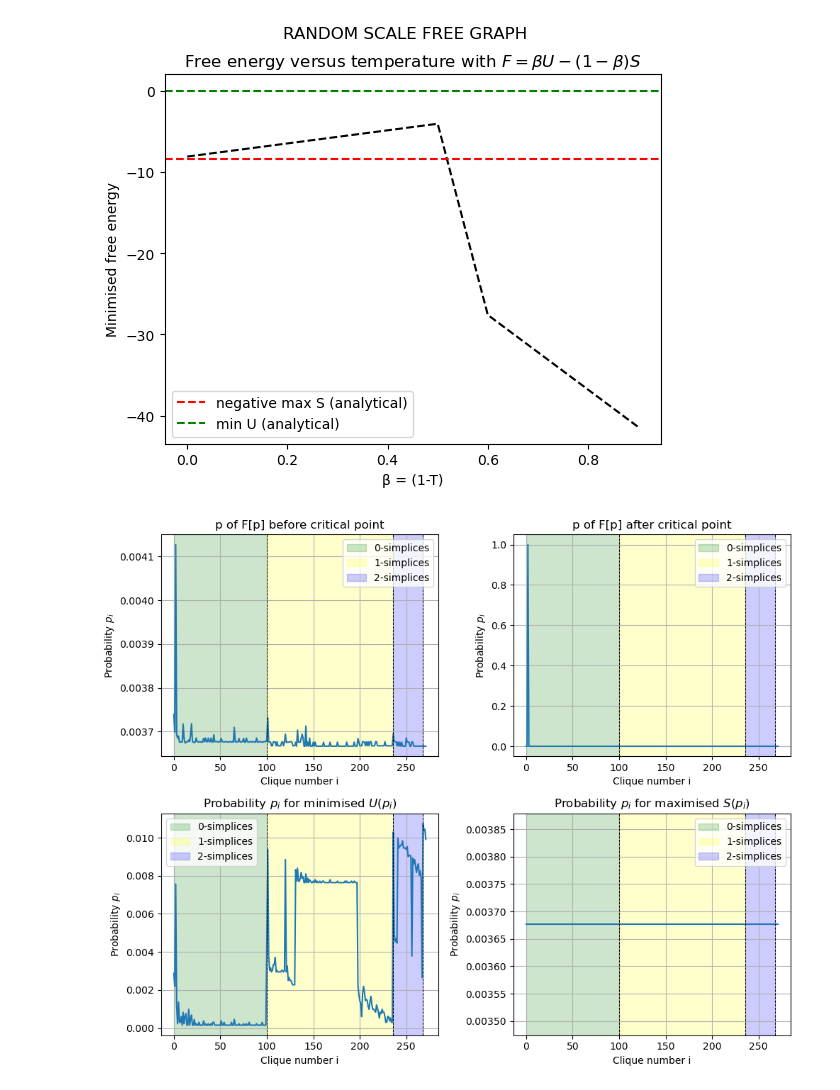
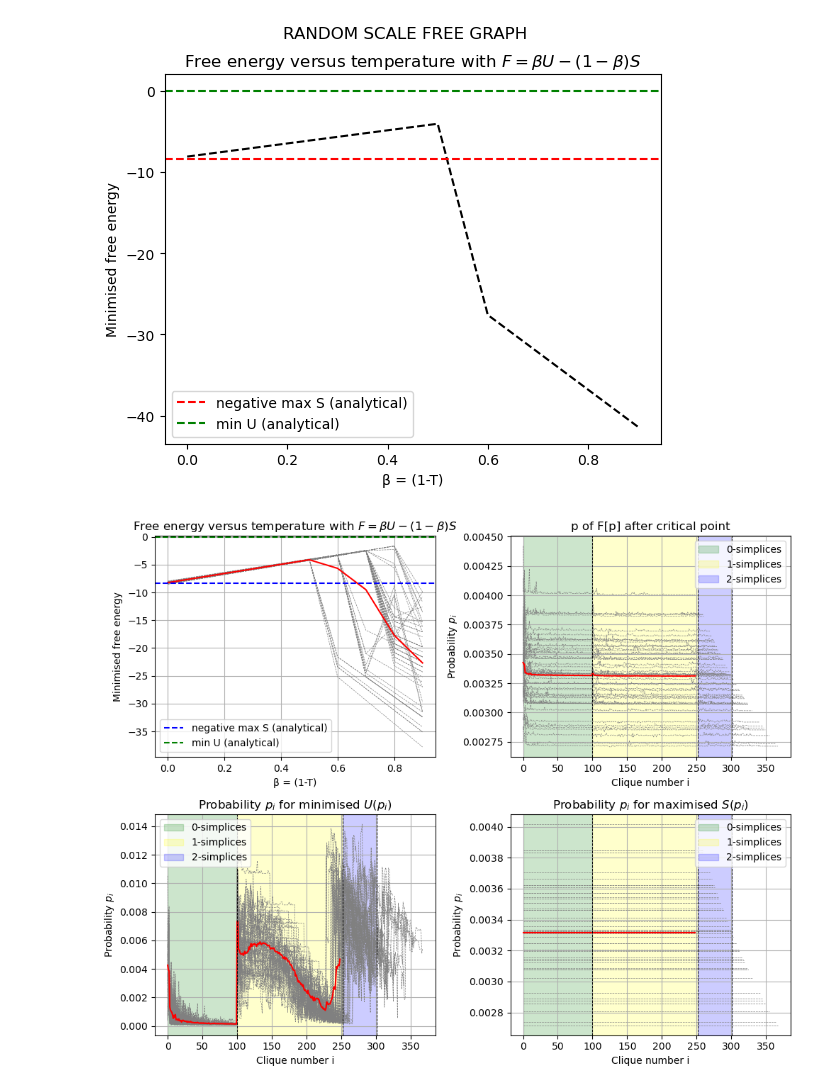
Before and after one commit to cyrilrommens/Free_energy_of_simplicial_complexes, a Jupyter notebook: phase_transitions.ipynb, the cells around one changed output. Drawn from its saved outputs; the diff is of its cells as text; code cells hidden in the pictures.

Commit message:
f vs t dynamic figure

```diff
--- a/phase_transitions.ipynb
+++ b/phase_transitions.ipynb
@@ -638,7 +655,7 @@ matrices = [np.genfromtxt(file) for file in glob.glob('1000_Functional_Connectom
 Generate real and artificial datasets
 # %%
 # Define desired settings and generate graph datasets
-dataset_size = 10
+dataset_size = 50
 density = 0.1
 nodes = 116
 CC_scale_free = []
@@ -652,14 +669,14 @@ for _ in range(dataset_size):
     CC_scale_free.append(clique_complex)
 
     # CC from erdos renyi
-    G = nx.erdos_renyi_graph(nodes, density)
-    clique_complex = build_clique_complex_graph(G, 3)
-    CC_erdos_renyi.append(clique_complex)
+    #G = nx.erdos_renyi_graph(nodes, density)
+    #clique_complex = build_clique_complex_graph(G, 3)
+    #CC_erdos_renyi.append(clique_complex)
 
     # CC from real data
-    G = generate_real_data_graph(matrices[_], density, DIAGNOSTIC=False)
-    clique_complex = build_clique_complex_graph(G, 3)
-    CC_real_data.append(clique_complex)
+    #G = generate_real_data_graph(matrices[_], density, DIAGNOSTIC=False)
+    #clique_complex = build_clique_complex_graph(G, 3)
+    #CC_real_data.append(clique_complex)
 # %% [markdown]
 Compute free energies for a range of temperatures for a desired dataset
 # %%
@@ -704,23 +721,27 @@ import matplotlib.pyplot as plt
 fig, axs = plt.subplots(2, 2, figsize=(10, 8))
 
 # Plot histograms
-# Before phase transition
-axs[0, 0].plot(p_list[3])
-axs[0, 0].set_title('p of F[p] before critical point')
-axs[0, 0].set_xlabel('Clique number i')
-axs[0, 0].set_ylabel('Probability $p_i$')
+# F vs T
+for i in range(dataset_size):
+    axs[0, 0].plot(temperature_list, f_list_iterations[i], color='grey', linestyle='--', linewidth=0.5)
+f_list_average = [sum(x) / len(x) for x in zip(*f_list_iterations)]
+axs[0, 0].plot(temperature_list, f_list_average, color='red')
+axs[0, 0].set_title('Free energy versus temperature with $F= β U - (1-β) S$')
+axs[0, 0].set_xlabel('β = (1-T)')
+axs[0, 0].set_ylabel('Minimised free energy')
+axs[0, 0].axhline(y=-max_entropy_value, color='b', linestyle='--', label='negative max S (analytical)')
+axs[0, 0].axhline(y=min_energy_value, color='g', linestyle='--', label='min U (analytical)')
 axs[0, 0].grid(True)
-
-for marker_x in marker_x_values:
-    axs[0, 0].axvline(x=marker_x, color='black', linestyle='--', linewidth=0.7)  # Add vertical dashed lines
-
-axs[0, 0].axvspan(xmin=0, xmax=N_nodes, alpha=0.2, color='green', label='0-simplices')
-axs[0, 0].axvspan(xmin=N_nodes, xmax=(N_nodes + N_edges), alpha=0.2, color='yellow', label='1-simplices')
-axs[0, 0].axvspan(xmin=(N_nodes + N_edges), xmax=(N_nodes + N_edges + N_triangles), alpha=0.2, color='blue', label='2-simplices')
-axs[0, 0].legend(loc='upper right')
+axs[0, 0].legend()
 
 # After phase transition
-axs[0, 1].plot(p_list[7])
+p_lists = []
+for i in range(dataset_size):
+    p_list = p_list_iterations[i]
+    axs[0, 1].plot(p_list[3], color='grey', linestyle='--', linewidth=0.5)
+    p_lists.append(p_list[3])
+p_list_average = average_list(p_lists)
+axs[0, 1].plot(p_list_average, color='red')
 axs[0, 1].set_title('p of F[p] after critical point')
 axs[0, 1].set_xlabel('Clique number i')
 axs[0, 1].set_ylabel('Probability $p_i$')
@@ -735,42 +756,48 @@ axs[0, 1].axvspan(xmin=(N_nodes + N_edges), xmax=(N_nodes + N_edges + N_triangle
 axs[0, 1].legend(loc='upper right')
 
 # Pure energy
-axs[1, 0].plot(P_Umin_list[2])
+for i in range(dataset_size):
+    axs[1, 0].plot(P_Umin_list[i], color='grey', linestyle='--', linewidth=0.5)
+P_Umin_average = [sum(x) / len(x) for x in zip(*P_Umin_list)]
+axs[1, 0].plot(P_Umin_average, color='red')
 axs[1, 0].set_title('Probability $p_i$ for minimised $U(p_i)$')
 axs[1, 0].set_xlabel('Clique number i')
 axs[1, 0].set_ylabel('Probability $p_i$')
 axs[1, 0].grid(True)
 
 for marker_x in marker_x_values:
     axs[1, 0].axvline(x=marker_x, color='black', linestyle='--', linewidth=0.7)  # Add vertical dashed lines
 
 axs[1, 0].axvspan(xmin=0, xmax=N_nodes, alpha=0.2, color='green', label='0-simplices')
 axs[1, 0].axvspan(xmin=N_nodes, xmax=(N_nodes + N_edges), alpha=0.2, color='yellow', label='1-simplices')
 axs[1, 0].axvspan(xmin=(N_nodes + N_edges), xmax=(N_nodes + N_edges + N_triangles), alpha=0.2, color='blue', label='2-simplices')
 axs[1, 0].legend()
 
 # Pure entropy
-axs[1, 1].plot(P_Smax_list[2])
+for i in range(dataset_size):
+    axs[1, 1].plot(P_Smax_list[i], color='grey', linestyle='--', linewidth=0.5)
+P_Smax_average = [sum(x) / len(x) for x in zip(*P_Smax_list)]
+axs[1, 1].plot(P_Smax_average, color='red')
 axs[1, 1].set_title('Probability $p_i$ for maximised $S(p_i)$')
 axs[1, 1].set_xlabel('Clique number i')
 axs[1, 1].set_ylabel('Probability $p_i$')
 axs[1, 1].grid(True)
 
 for marker_x in marker_x_values:
     axs[1, 1].axvline(x=marker_x, color='black', linestyle='--', linewidth=0.7)  # Add vertical dashed lines
 
 axs[1, 1].axvspan(xmin=0, xmax=N_nodes, alpha=0.2, color='green', label='0-simplices')
 axs[1, 1].axvspan(xmin=N_nodes, xmax=(N_nodes + N_edges), alpha=0.2, color='yellow', label='1-simplices')
 axs[1, 1].axvspan(xmin=(N_nodes + N_edges), xmax=(N_nodes + N_edges + N_triangles), alpha=0.2, color='blue', label='2-simplices')
 axs[1, 1].legend(loc='upper right')
 
 # Adjust layout
 plt.tight_layout()
 
 # Show the plot
 plt.show()
 # %% [output]
-[figure, old version]
+[figure, new version]
 # %%
 import matplotlib.pyplot as plt
 from PIL import Image  # Import Image module from Pillow
```
Also changed, not shown: parts of 2 cells of this notebook, 1 other file.
